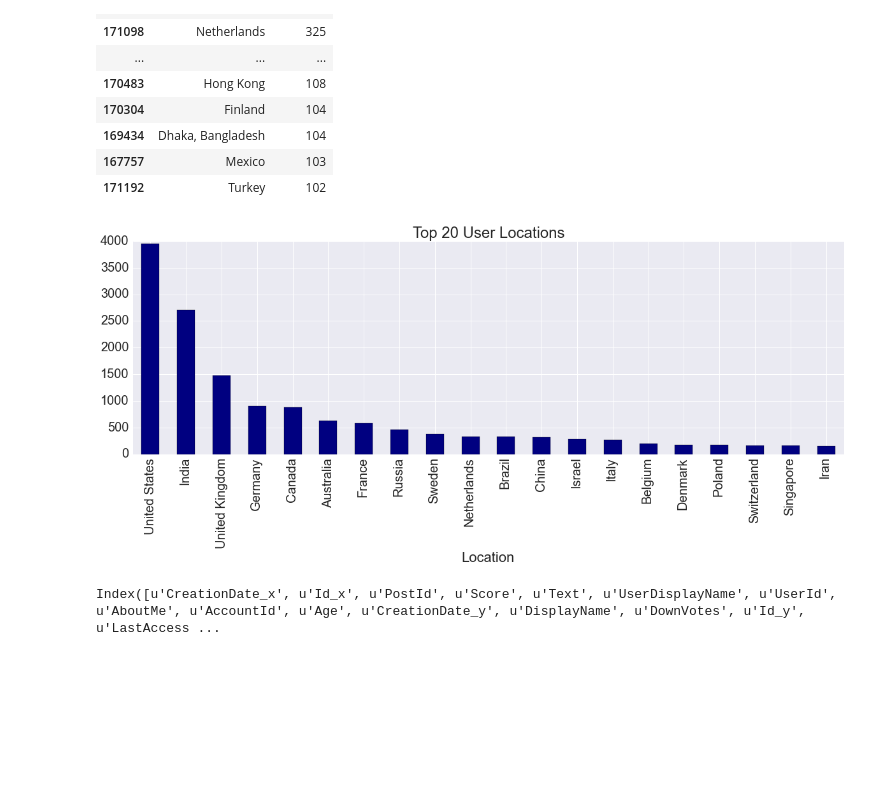
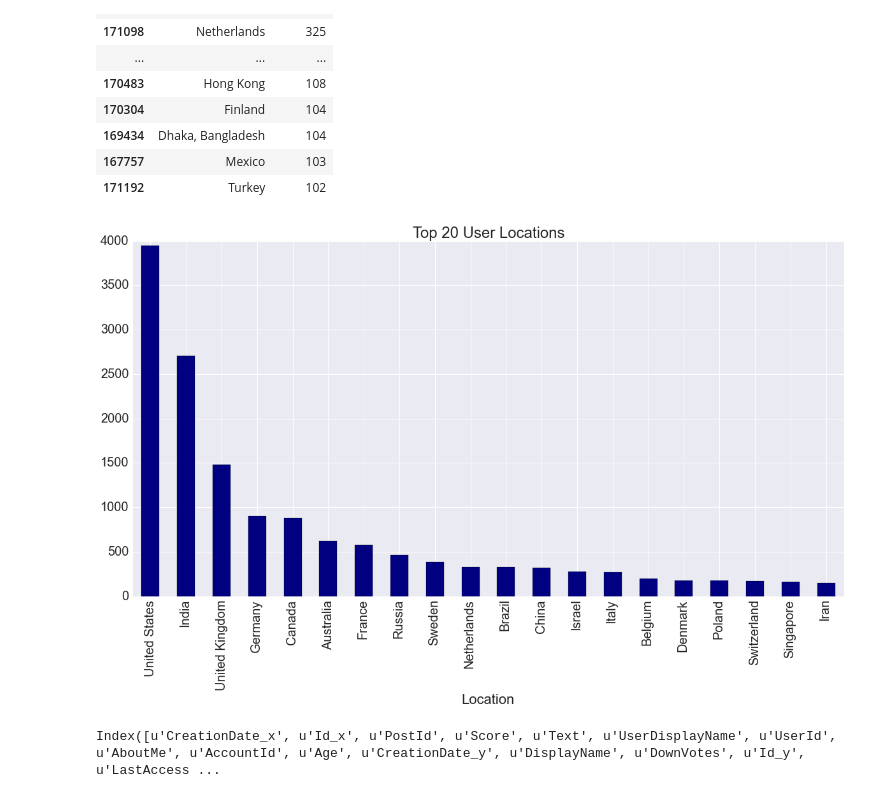
Before and after one commit to jaclynweiser/DS3-Project-Kojak, a Jupyter notebook: Project_Kojak_StackExchange.ipynb, the cells around one changed output. Cells and saved outputs as stored; diff of their text form; code cells hidden in the pictures; blank space fills up the shorter version.

```diff
--- a/Project_Kojak_StackExchange.ipynb
+++ b/Project_Kojak_StackExchange.ipynb
@@ -91,15 +88,12 @@ counts4.head(30)
 | 171192 | Turkey | 102 |
 # %%
 # Who are the users of the Math Forum?
-import matplotlib.pyplot as plt
-%matplotlib inline
-import seaborn as sns
-sns.set(font_scale=2)
-sns.set_context(rc={"figure.figsize": (20, 6)})
 sns.set_palette("deep", desat=.8)
+sns.set(font_scale=2.0)
+sns.set_context(rc={"figure.figsize": (20, 10)})
 ax = counts4[0:20].plot(x='Location', y='Counter',kind='bar',colormap='jet',title='Top 20 User Locations',legend=False)
 # %% [output]
-[figure, old version]
+[figure, new version]
 # %%
 postdata = pd.merge(postdata, userdata, left_on='OwnerUserId', right_on='Id', how='left')
 # %%
```
Also changed, not shown: parts of 61 cells of this notebook.
